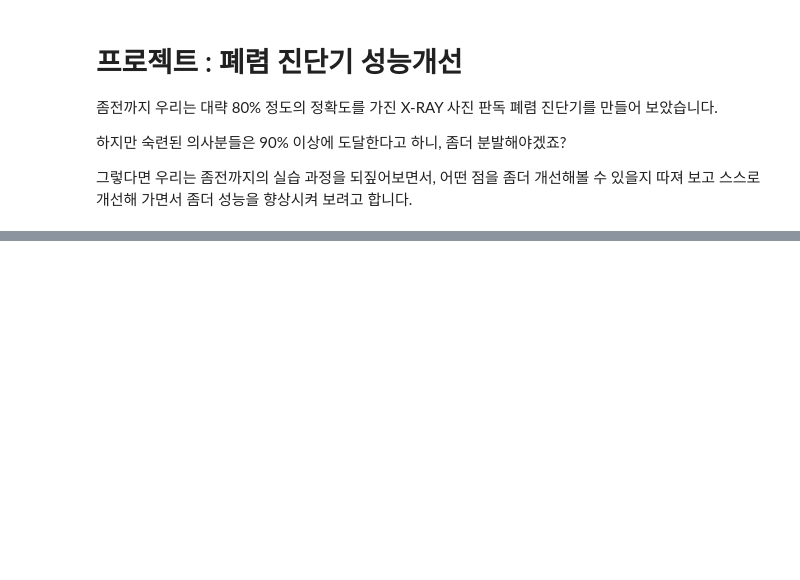
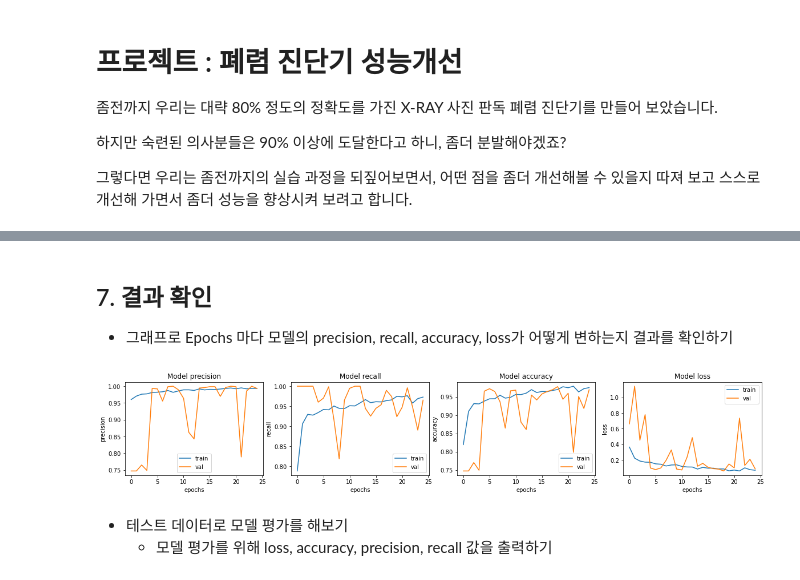
Before and after one commit to YesicaKim/E22_Chest_X-Ray, a Jupyter notebook: E22_Chest_X-Ray.ipynb, the cells around one changed output, grey strips where cells are left out. Drawn from its saved outputs; the diff is of its cells as text; code cells hidden in the pictures; blank space fills up the shorter version.

```diff
--- a/E22_Chest_X-Ray.ipynb
+++ b/E22_Chest_X-Ray.ipynb
@@ -22,0 +306,8 @@ Accuracy 기준 85%에 도달하였다.
+# %%
+weight_for_0 = (1 / COUNT_NORMAL)*(TRAIN_IMG_COUNT)/2.0
+weight_for_1 = (1 / COUNT_PNEUMONIA)*(TRAIN_IMG_COUNT)/2.0
+
+class_weight = {0: weight_for_0, 1: weight_for_1}
+
+print('Weight for class 0: {:.2f}'.format(weight_for_0))
+print('Weight for class 1: {:.2f}'.format(weight_for_1))
@@ -22,0 +324,15 @@ Accuracy 기준 85%에 도달하였다.
+# %%
+with tf.device('/GPU:0'):
+    model = build_model()
+
+    METRICS = [
+        'accuracy',
+        tf.keras.metrics.Precision(name='precision'),
+        tf.keras.metrics.Recall(name='recall')
+    ]
+
+    model.compile(
+        optimizer='adam',
+        loss='binary_crossentropy',
+        metrics=METRICS
+    )
@@ -22,0 +341,10 @@ Accuracy 기준 85%에 도달하였다.
+# %%
+with tf.device('/GPU:0'):
+    history = model.fit(
+        train_ds,
+        steps_per_epoch=TRAIN_IMG_COUNT // BATCH_SIZE,
+        epochs=EPOCHS,
+        validation_data=val_ds,
+        validation_steps=VAL_IMG_COUNT // BATCH_SIZE,
+        class_weight=class_weight,
+    )
@@ -22,0 +369,19 @@ Accuracy 기준 85%에 도달하였다.
+# %% [markdown]
+## 7. 결과 확인
+- 그래프로 Epochs 마다 모델의 precision, recall, accuracy, loss가 어떻게 변하는지 결과를 확인하기
+# %%
+fig, ax = plt.subplots(1, 4, figsize=(20, 3))
+ax = ax.ravel()
+
+for i, met in enumerate(['precision', 'recall', 'accuracy', 'loss']):
+    ax[i].plot(history.history[met])
+    ax[i].plot(history.history['val_' + met])
+    ax[i].set_title('Model {}'.format(met))
+    ax[i].set_xlabel('epochs')
+    ax[i].set_ylabel(met)
+    ax[i].legend(['train', 'val'])
+# %% [output]
+[figure, added]
+# %% [markdown]
+- 테스트 데이터로 모델 평가를 해보기
+    - 모델 평가를 위해 loss, accuracy, precision, recall 값을 출력하기
```
Also changed, not shown: parts of 66 cells of this notebook.
